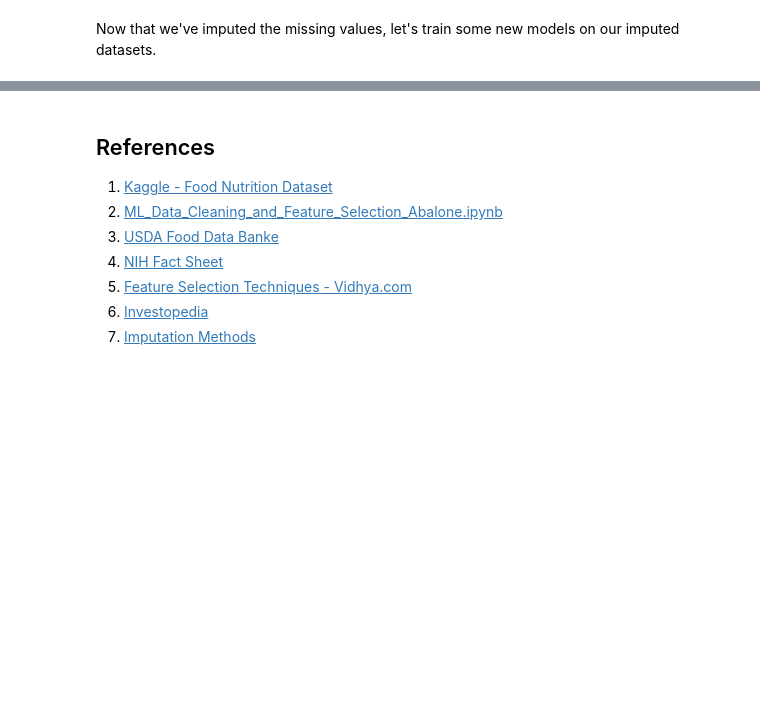
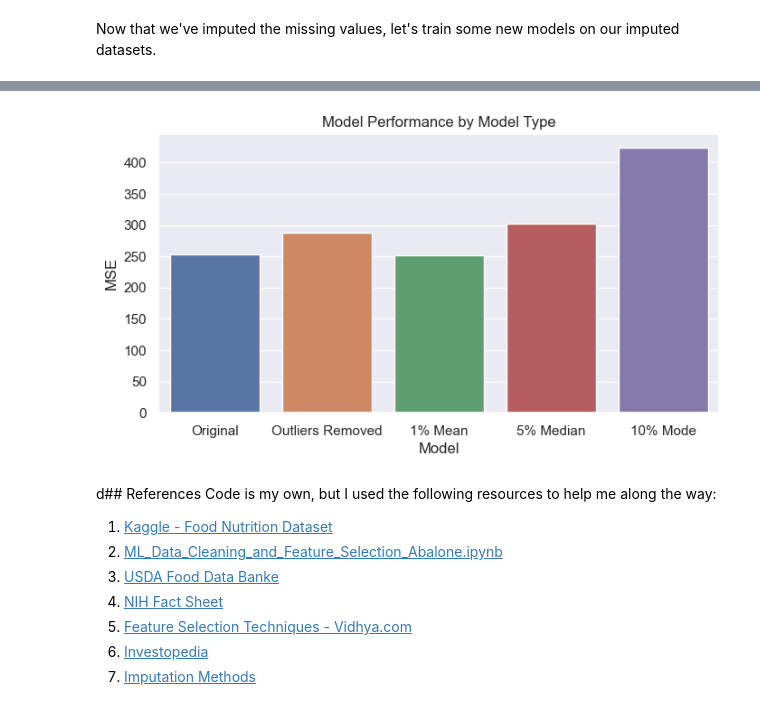
Before and after one commit to vishnuraosharma/exploratory-data-analysis, a Jupyter notebook: Nutrition /ML_Data_Cleaning_and_Feature_Selection_Food_Nutrition.ipynb, the cells around one changed output, grey strips where cells are left out. Cells and saved outputs as stored; diff of their text form; code cells hidden in the pictures; blank space fills up the shorter version.

```diff
--- a/Nutrition /ML_Data_Cleaning_and_Feature_Selection_Food_Nutrition.ipynb
+++ b/Nutrition /ML_Data_Cleaning_and_Feature_Selection_Food_Nutrition.ipynb
@@ -590,17 +607,17 @@ from sklearn.linear_model import LinearRegression
 from sklearn.metrics import mean_squared_error
 
 # Create a linear regression model
-model = LinearRegression()
+originalmodel = LinearRegression()
 
 # Fit the model to the training data
-model.fit(X_train, y_train)
+originalmodel.fit(X_train, y_train)
 
 # Let's take a look at the model's coefficient for each feature
 print('Model Coefficients:')
 for i in range(len(X_train.columns)):
-    print(f'{X_train.columns[i]}: {model.coef_[0][i]}')
+    print(f'{X_train.columns[i]}: {originalmodel.coef_[0][i]}')
 
 # Let's take a look at the model's intercept
-print(f'Intercept: {model.intercept_[0]}')
+print(f'Intercept: {originalmodel.intercept_[0]}')
 # %% [output]
 Model Coefficients:
@@ -752,7 +771,7 @@ for i in range(int(num_cells * 0.01)):
     col_index = np.random.randint(0, df_1_per_random.shape[1])
 
     # If column is Kilocalories, skip and choose another column
-    if df_1_per_random.columns[col_index] == 'Kilocalories':
+    if df_1_per_random.columns[col_index] == 'Kilocalories' or df_1_per_random.columns[col_index] == 'Vitamin E Present':
         continue
 
     # Replace the value with -100000
@@ -767,7 +786,7 @@ for i in range(int(num_cells * 0.05)):
     col_index = np.random.randint(0, df_5_per_random.shape[1])
 
      # If column is Kilocalories, skip and choose another column
-    if df_5_per_random.columns[col_index] == 'Kilocalories':
+    if df_5_per_random.columns[col_index] == 'Kilocalories' or df_5_per_random.columns[col_index] == 'Vitamin E Present':
         continue
 
     # Replace the value with -100000
@@ -782,7 +801,7 @@ for i in range(int(num_cells * 0.1)):
     col_index = np.random.randint(0, df_10_per_random.shape[1])
 
     # If column is Kilocalories, skip and choose another column
-    if df_10_per_random.columns[col_index] == 'Kilocalories':
+    if df_10_per_random.columns[col_index] == 'Kilocalories' or df_10_per_random.columns[col_index] == 'Vitamin E Present':
         continue
 
     # Replace the value with -100000
@@ -995,6 +1083,13 @@ Intercept: 216.95424848288434
+# %%
+# Plot Model Performance by Model Type
+sns.barplot(x='Model', y='MSE', data=df_results)
+plt.title('Model Performance by Model Type')
+plt.show()
+# %% [output]
+[figure, added]
 # %% [markdown]
-## References
-
+d## References
+Code is my own, but I used the following resources to help me along the way:
 1. [Kaggle - Food Nutrition Dataset](https://www.kaggle.com/datasets/shrutisaxena/food-nutrition-dataset?resource=download&select=food.csv)
 2. [ML_Data_Cleaning_and_Feature_Selection_Abalone.ipynb](https://github.com/aiskunks/YouTube/blob/main/A_Crash_Course_in_Statistical_Learning/ML_Data_Cleaning_and_Feature_Selection/ML_Data_Cleaning_and_Feature_Selection_Abalone.ipynb)
 3. [USDA Food Data Banke](https://fdc.nal.usda.gov/index.html)
```
Also changed, not shown: parts of 39 cells of this notebook.
